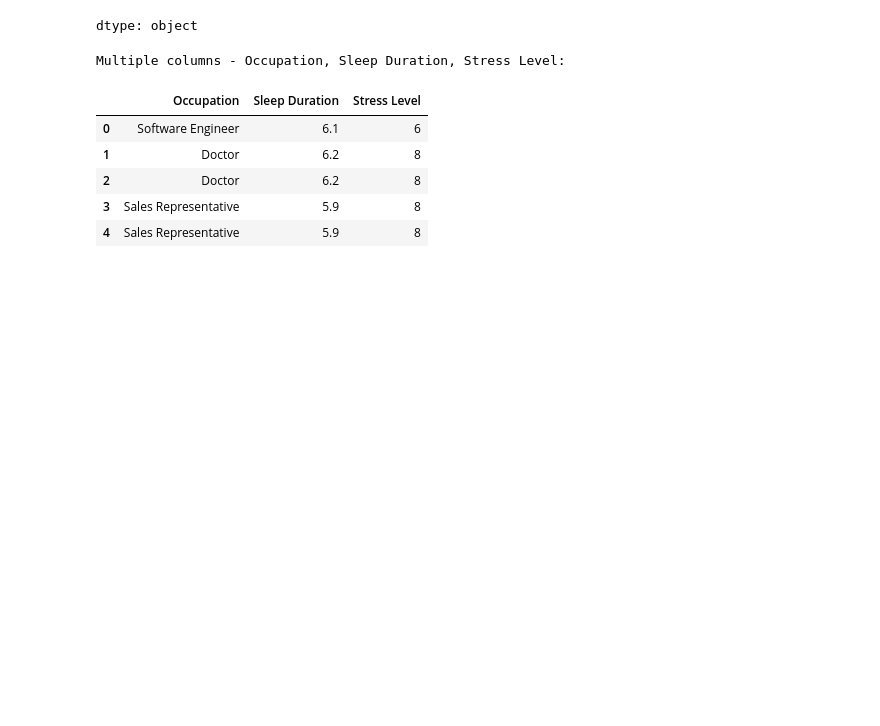
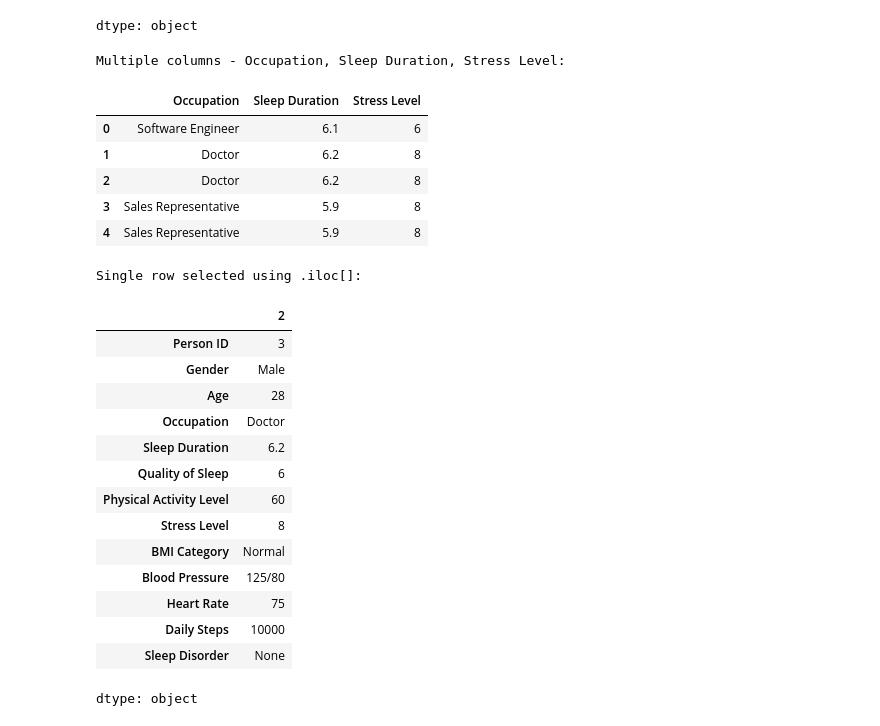
Before and after one commit to ariesrio/VDA-CPE031-CPE21S4, a Jupyter notebook: Exercise_7.ipynb, the cells around one changed output. Cells and saved outputs as stored; diff of their text form; code cells hidden in the pictures; blank space fills up the shorter version.

```diff
--- a/Exercise_7.ipynb
+++ b/Exercise_7.ipynb
@@ -215,3 +215,25 @@ Multiple columns - Occupation, Sleep Duration, Stress Level:
 | 2 | Doctor | 6.2 | 8 |
 | 3 | Sales Representative | 5.9 | 8 |
 | 4 | Sales Representative | 5.9 | 8 |
+# %%
+# Selecting a single row using .iloc[]
+single_row_iloc = df_dict.iloc[2]  # Selects the third row (index 2)
+print("\nSingle row selected using .iloc[]:")
+single_row_iloc
+# %% [output]
+Single row selected using .iloc[]:
+|  | 2 |
+| Person ID | 3 |
+| Gender | Male |
+| Age | 28 |
+| Occupation | Doctor |
+| Sleep Duration | 6.2 |
+| Quality of Sleep | 6 |
+| Physical Activity Level | 60 |
+| Stress Level | 8 |
+| BMI Category | Normal |
+| Blood Pressure | 125/80 |
+| Heart Rate | 75 |
+| Daily Steps | 10000 |
+| Sleep Disorder | None |
+dtype: object
```
Also changed, not shown: parts of 1 cell of this notebook.
